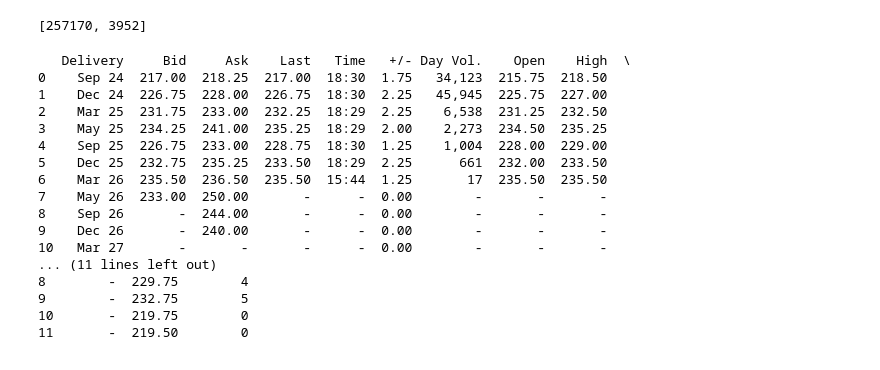
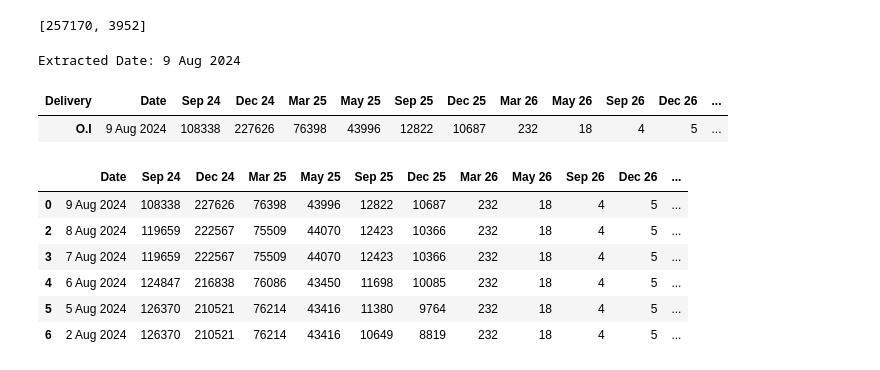
Before and after one commit to anmol201212/TacticalQuant, a Jupyter notebook: OI/OI_Automate.ipynb, the cells around one changed output. Drawn from its saved outputs; the diff is of its cells as text; code cells hidden in the pictures.

```diff
--- a/OI/OI_Automate.ipynb
+++ b/OI/OI_Automate.ipynb
@@ -270,6 +270,6 @@ wb.save(file_path)
 # %%
-links = ['https://live.euronext.com/en/product/commodities-futures/EBM-DPAR']
-products = ['Milling Wheat']
+links = ['https://live.euronext.com/en/product/commodities-futures/EBM-DPAR','https://live.euronext.com/en/product/commodities-futures/ECO-DPAR']
+products = ['yEBM','yECO']
 x = 0
 # %%
 # for EUROnext
@@ -321,26 +321,19 @@ for tr in table.find('tbody').find_all('tr'):
 # Displaying the DataFrame
 # print(df)
 driver.quit()
-# %% [output]
-   Delivery     Bid     Ask    Last   Time   +/- Day Vol.    Open    High  \
-0    Sep 24  217.00  218.25  217.00  18:30  1.75   34,123  215.75  218.50
-1    Dec 24  226.75  228.00  226.75  18:30  2.25   45,945  225.75  227.00
-2    Mar 25  231.75  233.00  232.25  18:29  2.25    6,538  231.25  232.50
-3    May 25  234.25  241.00  235.25  18:29  2.00    2,273  234.50  235.25
-4    Sep 25  226.75  233.00  228.75  18:30  1.25    1,004  228.00  229.00
-5    Dec 25  232.75  235.25  233.50  18:29  2.25      661  232.00  233.50
-6    Mar 26  235.50  236.50  235.50  15:44  1.25       17  235.50  235.50
-7    May 26  233.00  250.00       -      -  0.00        -       -       -
-8    Sep 26       -  244.00       -      -  0.00        -       -       -
-9    Dec 26       -  240.00       -      -  0.00        -       -       -
-10   Mar 27       -       -       -      -  0.00        -       -       -
-... (11 lines left out)
-8        -  229.75        4
-9        -  232.75        5
-10       -  219.75        0
-11       -  219.50        0
 # %%
 df = pd.DataFrame(rows, columns=headers)
+# %%
+date_element = soup.find('h3', class_='text-white mb-4 mb-lg-0')
+
+# Extracting the text and splitting to get the date
+date_text = date_element.get_text(strip=True)
+date = date_text.split('Prices - ')[1]
+
+# Displaying the extracted date
+print(f"Extracted Date: {date}")
+# %% [output]
+Extracted Date: 9 Aug 2024
 # %%
 df = df[['Delivery','O.I']]
 df['O.I'] = df['O.I'].str.replace(',', '').astype(int)
@@ -349,5 +342,10 @@ df_new = df.T
 df_new = df_new.astype(str)
 df_new.columns = df_new.iloc[0]
 df_new = df_new.drop(df_new.index[0])
+df_new.insert(0,'Date',date)
 df_new['Total OI'] = df['O.I'].sum()
-df_new.to_csv('temp.csv')
+# df_new.to_csv('temp.csv')
+df_new
+# %% [output]
+| Delivery | Date | Sep 24 | Dec 24 | Mar 25 | May 25 | Sep 25 | Dec 25 | Mar 26 | May 26 | Sep 26 | Dec 26 | ... |
+| O.I | 9 Aug 2024 | 108338 | 227626 | 76398 | 43996 | 12822 | 10687 | 232 | 18 | 4 | 5 | ... |
@@ -355,0 +352,6 @@ df_new.to_csv('temp.csv',index=False)
+# %%
+temp_df2 = pd.read_csv(r'\\corp.hertshtengroup.com\Users\India\Data\anmol.chopra\Documents\FF Codes\Futures-First\OI\OI Data-'+products[x]+'.csv')
+main_df = pd.concat([df_new,temp_df2], ignore_index=True)
+# main_df.drop_duplicates(subset='Date', keep='last', inplace=True)
+# Save the updated DataFrame to a CSV file
+main_df.to_csv(r'\\corp.hertshtengroup.com\Users\India\Data\anmol.chopra\Documents\FF Codes\Futures-First\OI\OI Data-'+products[x]+'.csv', index=False)
@@ -355,0 +360,12 @@ df_new.to_csv('temp.csv',index=False)
+# %%
+main_df.drop_duplicates(subset='Date', keep='first', inplace=True)
+
+main_df
+# %% [output]
+|  | Date | Sep 24 | Dec 24 | Mar 25 | May 25 | Sep 25 | Dec 25 | Mar 26 | May 26 | Sep 26 | Dec 26 | ... |
+| 0 | 9 Aug 2024 | 108338 | 227626 | 76398 | 43996 | 12822 | 10687 | 232 | 18 | 4 | 5 | ... |
+| 2 | 8 Aug 2024 | 119659 | 222567 | 75509 | 44070 | 12423 | 10366 | 232 | 18 | 4 | 5 | ... |
+| 3 | 7 Aug 2024 | 119659 | 222567 | 75509 | 44070 | 12423 | 10366 | 232 | 18 | 4 | 5 | ... |
+| 4 | 6 Aug 2024 | 124847 | 216838 | 76086 | 43450 | 11698 | 10085 | 232 | 18 | 4 | 5 | ... |
+| 5 | 5 Aug 2024 | 126370 | 210521 | 76214 | 43416 | 11380 | 9764 | 232 | 18 | 4 | 5 | ... |
+| 6 | 2 Aug 2024 | 126370 | 210521 | 76214 | 43416 | 10649 | 8819 | 232 | 18 | 4 | 5 | ... |
```
Also changed, not shown: parts of 10 cells of this notebook, 15 other files.
